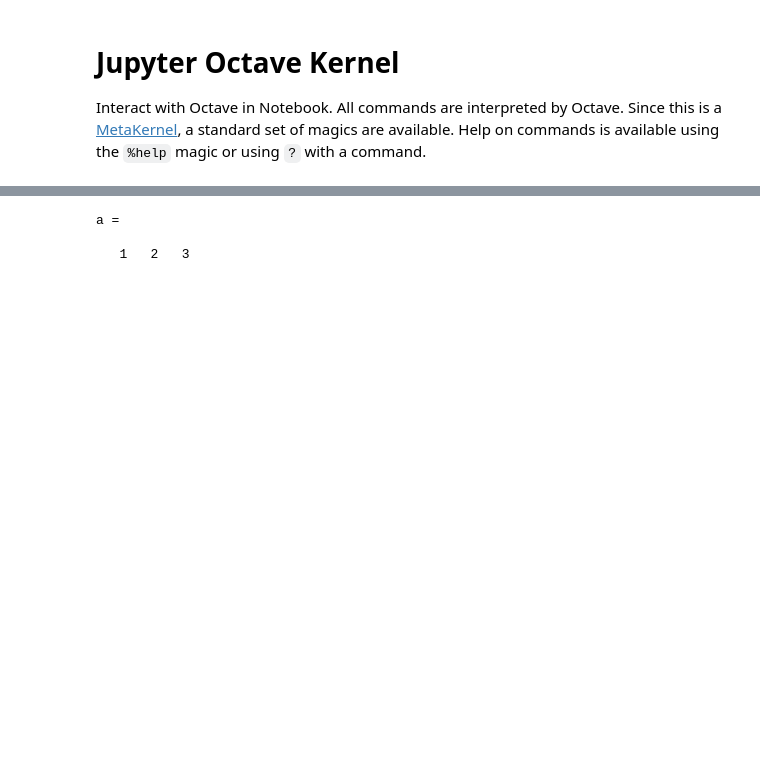
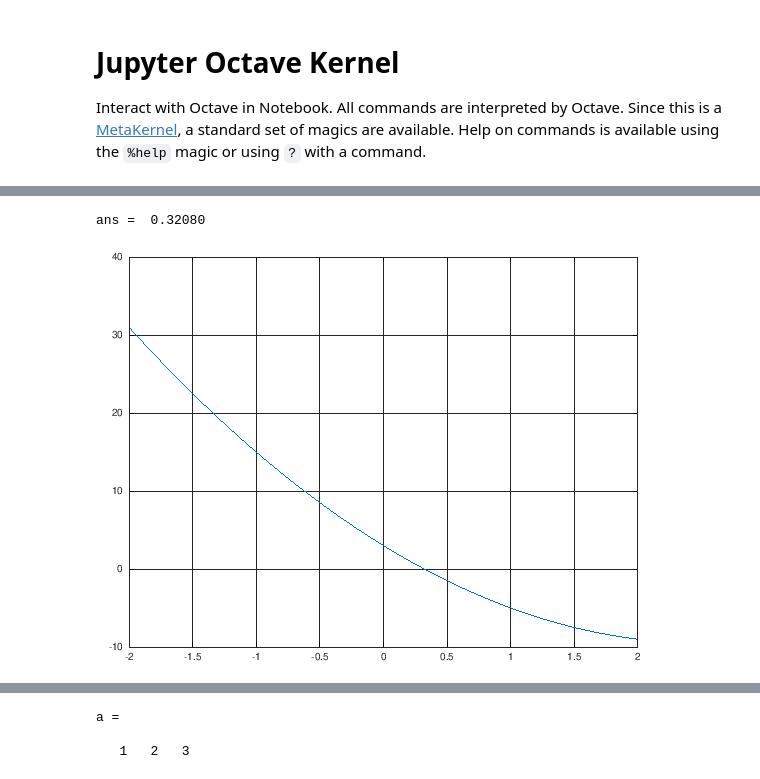
Before and after one commit to jmbsgit/octave, a Jupyter notebook: index.ipynb, the cells around one changed output, grey strips where cells are left out. Saved outputs shown, nothing was run; the diff lists cells and outputs as text; code cells hidden in the pictures; blank space fills up the shorter version.

```diff
--- a/index.ipynb
+++ b/index.ipynb
@@ -53,3 +76,11 @@ plot(x,y);
+# %%
+biseccion(ff,-2,2,0.001)
+y=ff(-2:0.1:2);
+plot(-2:0.1:2,y);
+grid on;
+# %% [output]
+ans =  0.32080
+[figure, added]
 # %%
 t = linspace(0,6*pi,100);
 plot(sin(t))
```
Also changed, not shown: parts of 2 cells of this notebook.
